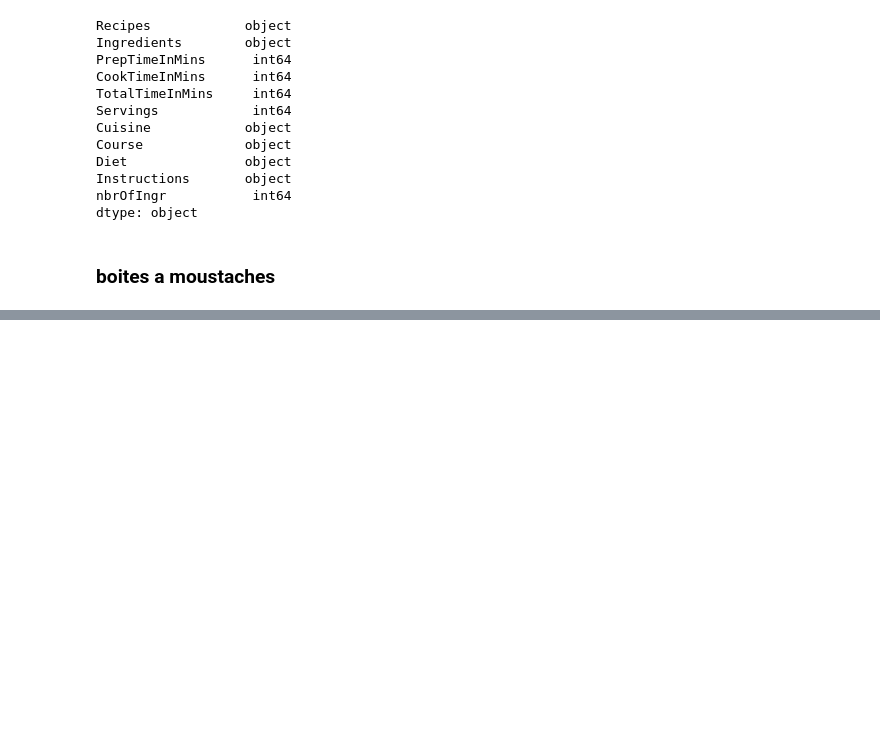
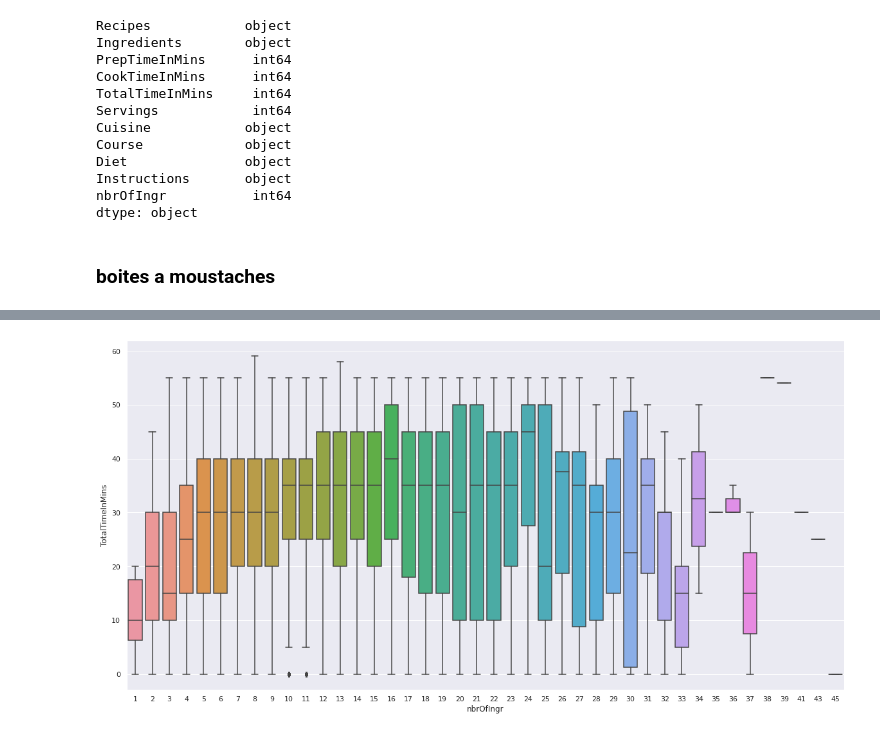
Before and after one commit to ArmandBroutinDev/python, a Jupyter notebook: projet.ipynb, the cells around one changed output, grey strips where cells are left out. Cells and saved outputs as stored; diff of their text form; code cells hidden in the pictures; blank space fills up the shorter version.

```diff
--- a/projet.ipynb
+++ b/projet.ipynb
@@ -348,0 +367,6 @@ for i, col in enumerate(['Servings','nbrOfIngr','TotalTimeInMins'], start=1):
+# %%
+fig = plt.gcf()
+fig.set_size_inches(20,10)
+sns.boxplot(x='nbrOfIngr',y='TotalTimeInMins',data=clean);
+# %% [output]
+[figure, added]
```
Also changed, not shown: parts of 32 cells of this notebook.
